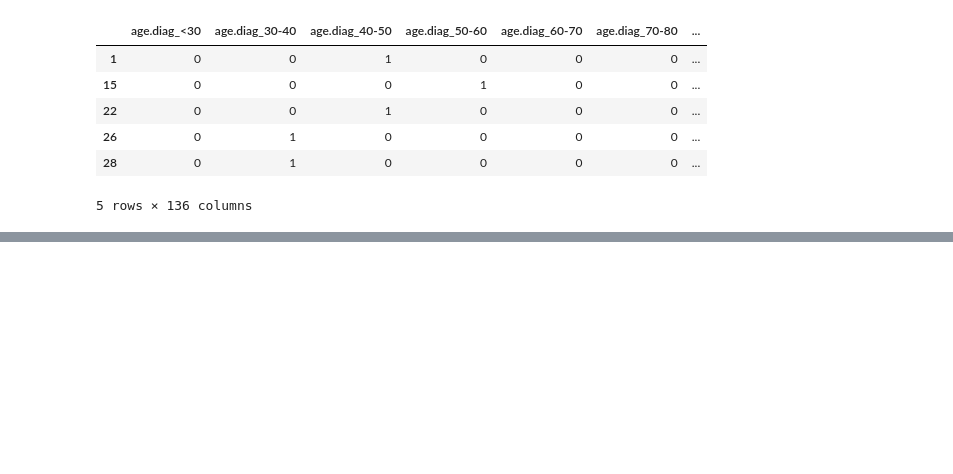
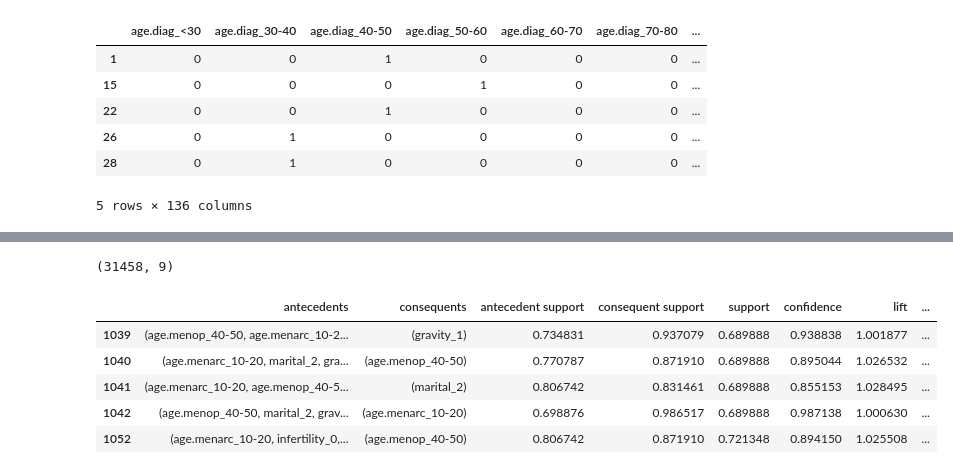
Before and after one commit to smb-h/breast-cancer-patterns-association-rule-mining, a Jupyter notebook: notebooks/association_rules.ipynb, the cells around one changed output, grey strips where cells are left out. Cells and saved outputs as stored; diff of their text form; code cells hidden in the pictures; blank space fills up the shorter version.

```diff
--- a/notebooks/association_rules.ipynb
+++ b/notebooks/association_rules.ipynb
@@ -197,0 +227,13 @@ print(association_rules)
+# %%
+# drop rows where antecedents contains less than 3 items
+association_rules = association_rules[association_rules['antecedents'].apply(lambda x: len(x) >= 3)]
+print(association_rules.shape)
+association_rules.head()
+# %% [output]
+(31458, 9)
+|  | antecedents | consequents | antecedent support | consequent support | support | confidence | lift | ... |
+| 1039 | (age.menop_40-50, age.menarc_10-2... | (gravity_1) | 0.734831 | 0.937079 | 0.689888 | 0.938838 | 1.001877 | ... |
+| 1040 | (age.menarc_10-20, marital_2, gra... | (age.menop_40-50) | 0.770787 | 0.871910 | 0.689888 | 0.895044 | 1.026532 | ... |
+| 1041 | (age.menarc_10-20, age.menop_40-5... | (marital_2) | 0.806742 | 0.831461 | 0.689888 | 0.855153 | 1.028495 | ... |
+| 1042 | (age.menop_40-50, marital_2, grav... | (age.menarc_10-20) | 0.698876 | 0.986517 | 0.689888 | 0.987138 | 1.000630 | ... |
+| 1052 | (age.menarc_10-20, infertility_0,... | (age.menop_40-50) | 0.806742 | 0.871910 | 0.721348 | 0.894150 | 1.025508 | ... |
```
Also changed, not shown: parts of 4 cells of this notebook, 1 other file.
